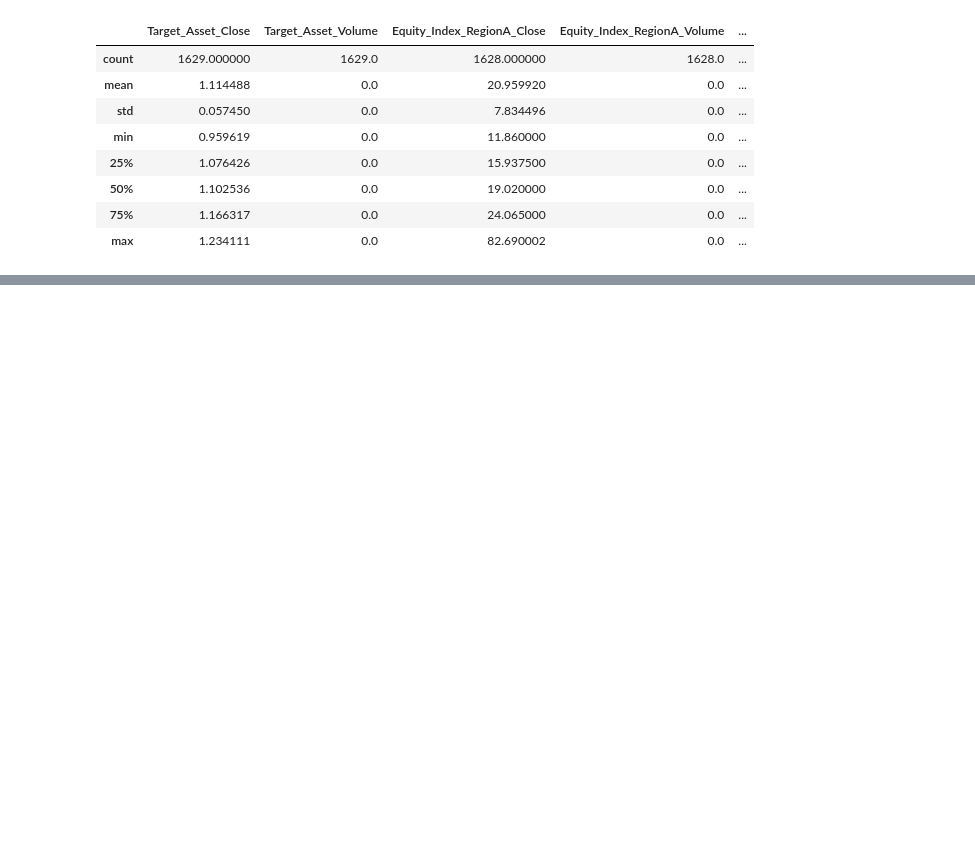
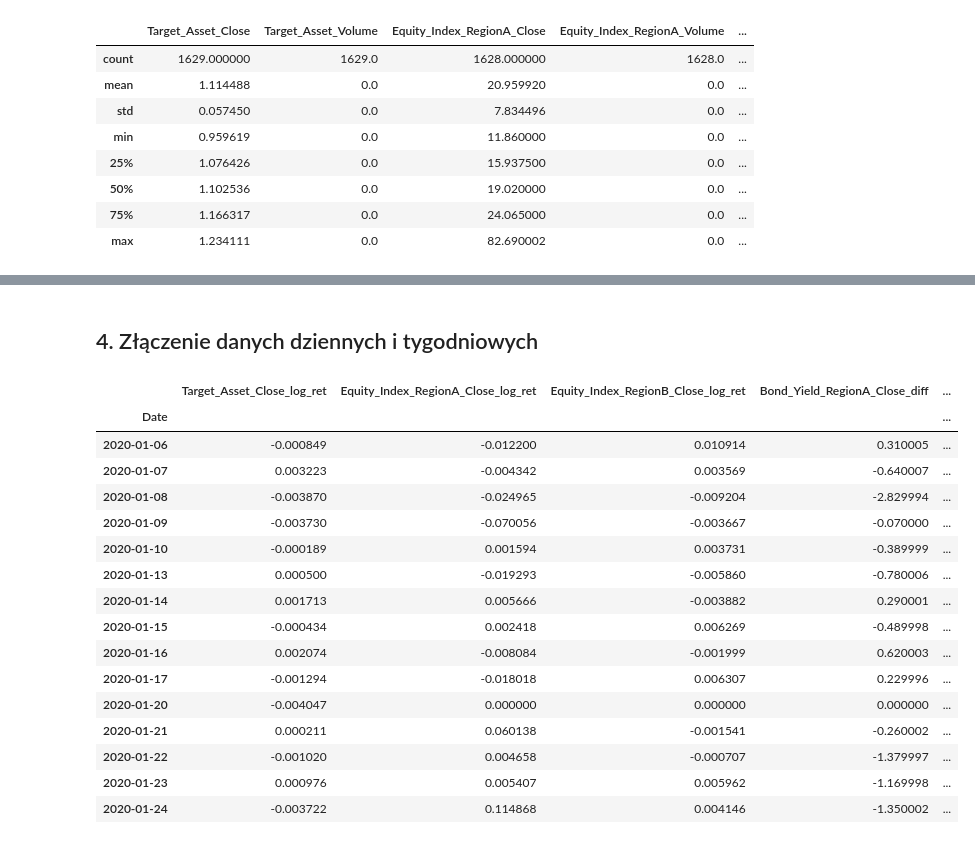
Before and after one commit to kacperskora/BICC_2026, a Jupyter notebook: notebooks/01_data_processing.ipynb, the cells around one changed output, grey strips where cells are left out. Cells and saved outputs as stored; diff of their text form; code cells hidden in the pictures; blank space fills up the shorter version.

Commit message:
dokonczenie notatnika z ładowaniem i łączeniem danych

```diff
--- a/notebooks/01_data_processing.ipynb
+++ b/notebooks/01_data_processing.ipynb
@@ -171 +226,7 @@ data_daily = data_daily.ffill()
+# %%
+# T+1 Target
+df_returns['TARGET_Next_Day_Ret'] = df_returns['Target_Asset_Close_log_ret'].shift(-1)
+
+# Usuwamy ostatni wiersz (bo nie ma jutra)
+df_returns = df_returns.dropna()
 # %% [markdown]
@@ -172,0 +260,11 @@ data_daily = data_daily.ffill()
+# %%
+data_weekly_processed = data_weekly.copy()
+
+# dodatkowa zmienna - zmiana procentowa zatrudnienia
+data_weekly_processed['Macro_Labor_RegionA_change'] = (data_weekly_processed['Macro_Labor_RegionA'] - data_weekly_processed['Macro_Labor_RegionA'].shift(1))/data_weekly_processed['Macro_Labor_RegionA'].shift(1)
+
+# usunięcie NA
+data_weekly_processed.drop(columns = ['Macro_Stress_RegionA'], inplace = True)
+
+data_weekly_processed.dropna(inplace = True)
+data_weekly_processed.head()
@@ -172,0 +291,41 @@ data_daily = data_daily.ffill()
+# %% [markdown]
+## 4. Złączenie danych dziennych i tygodniowych ##
+# %%
+# 1. Sortujemy indeksy (wymóg dla merge_asof)
+df_returns = df_returns.sort_index()
+data_weekly_processed = data_weekly_processed.sort_index()
+
+# 2. łączenie
+# 'backward' sprawi, że w poniedziałek 13.01 model będzie widział dane z soboty 11.01,
+# ale nie dowie się nic o danych z przyszłej soboty 18.01.
+df_combined = pd.merge_asof(
+    df_returns,
+    data_weekly_processed[['Macro_Labor_RegionA_change']],
+    left_index=True,
+    right_index=True,
+    direction='backward'
+)
+
+# 3. Wypełnienie luk (ffill)
+# Dane tygodniowe "wskakują" raz na tydzień, przez resztę dni musimy je powtarzać.
+df_combined['Macro_Labor_RegionA_change'] = df_combined['Macro_Labor_RegionA_change'].ffill()
+# %%
+df_combined.head(15)
+# %% [output]
+|  | Target_Asset_Close_log_ret | Equity_Index_RegionA_Close_log_ret | Equity_Index_RegionB_Close_log_ret | Bond_Yield_RegionA_Close_diff | ... |
+| Date |  |  |  |  | ... |
+| 2020-01-06 | -0.000849 | -0.012200 | 0.010914 | 0.310005 | ... |
+| 2020-01-07 | 0.003223 | -0.004342 | 0.003569 | -0.640007 | ... |
+| 2020-01-08 | -0.003870 | -0.024965 | -0.009204 | -2.829994 | ... |
+| 2020-01-09 | -0.003730 | -0.070056 | -0.003667 | -0.070000 | ... |
+| 2020-01-10 | -0.000189 | 0.001594 | 0.003731 | -0.389999 | ... |
+| 2020-01-13 | 0.000500 | -0.019293 | -0.005860 | -0.780006 | ... |
+| 2020-01-14 | 0.001713 | 0.005666 | -0.003882 | 0.290001 | ... |
+| 2020-01-15 | -0.000434 | 0.002418 | 0.006269 | -0.489998 | ... |
+| 2020-01-16 | 0.002074 | -0.008084 | -0.001999 | 0.620003 | ... |
+| 2020-01-17 | -0.001294 | -0.018018 | 0.006307 | 0.229996 | ... |
+| 2020-01-20 | -0.004047 | 0.000000 | 0.000000 | 0.000000 | ... |
+| 2020-01-21 | 0.000211 | 0.060138 | -0.001541 | -0.260002 | ... |
+| 2020-01-22 | -0.001020 | 0.004658 | -0.000707 | -1.379997 | ... |
+| 2020-01-23 | 0.000976 | 0.005407 | 0.005962 | -1.169998 | ... |
+| 2020-01-24 | -0.003722 | 0.114868 | 0.004146 | -1.350002 | ... |
```
Also changed, not shown: parts of 33 cells of this notebook.
